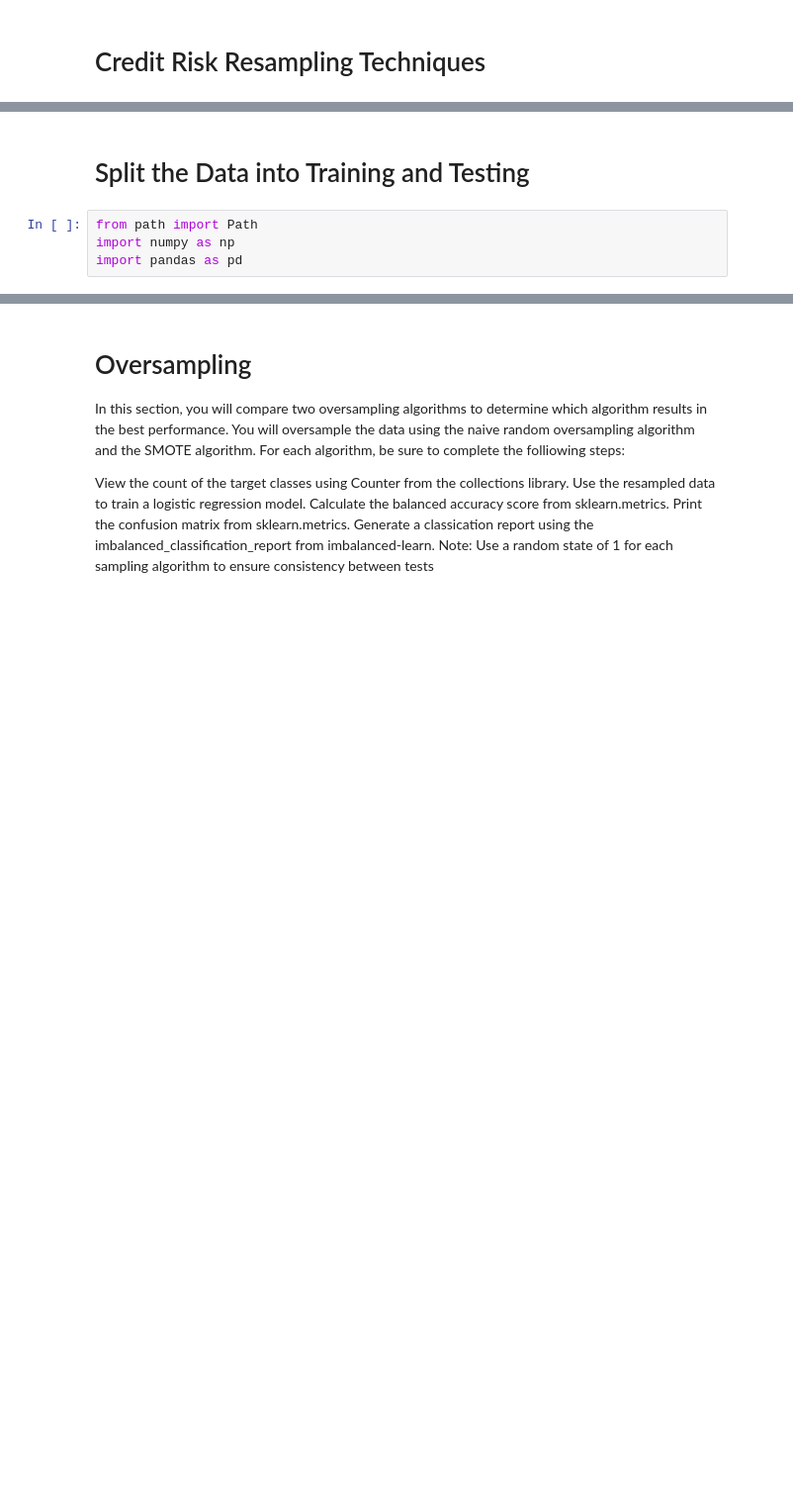
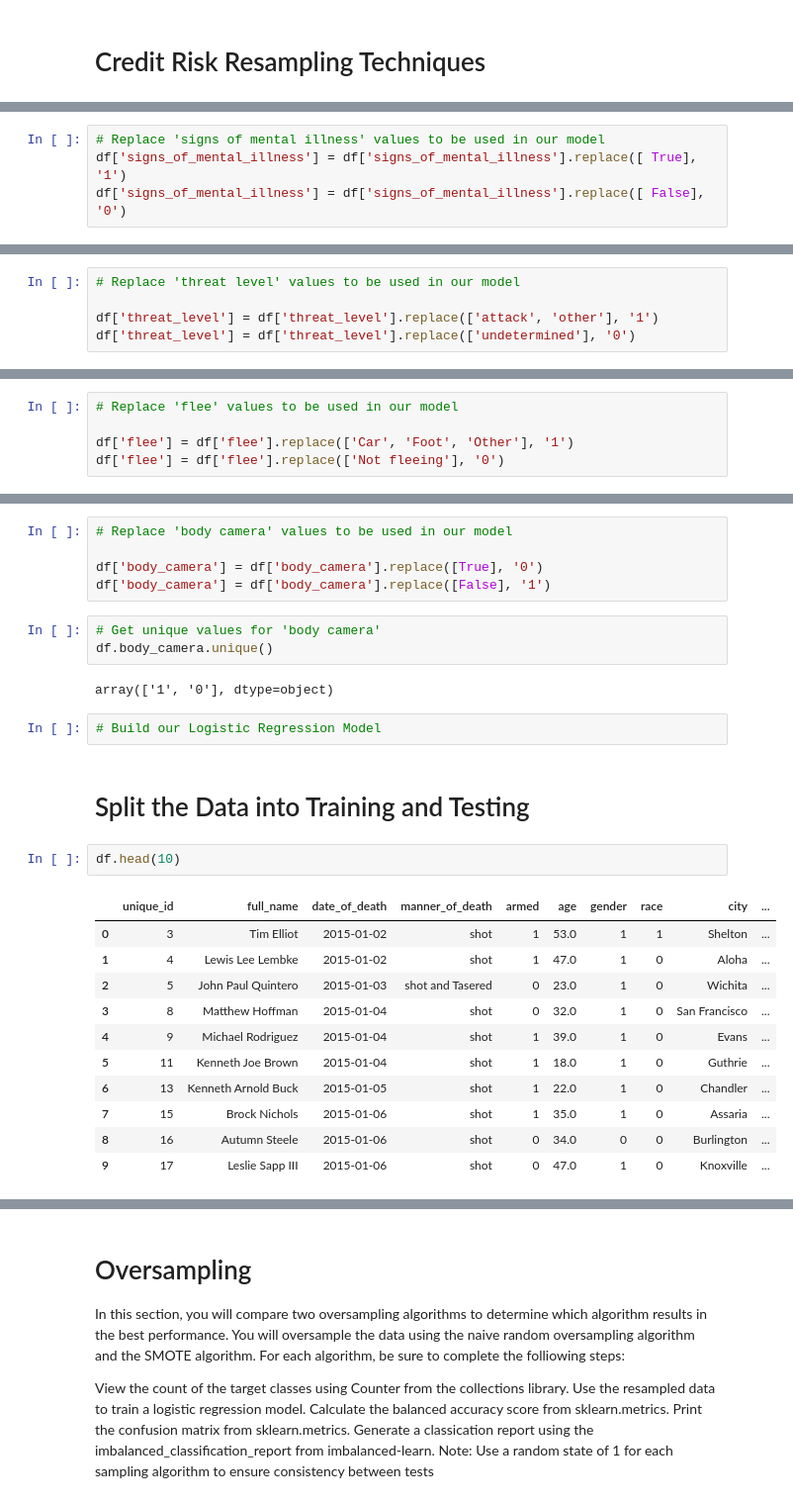
Before and after one commit to kannguyen1210/final-project-group-7, a Jupyter notebook: test_final_notebook.ipynb, the cells around one changed output, grey strips where cells are left out. Shown: that part at 99% size. Drawn from its saved outputs; the diff is of its cells as text; blank space fills up the shorter version.

Commit message:
updated model

```diff
--- a/test_final_notebook.ipynb
+++ b/test_final_notebook.ipynb
@@ -44,0 +156,4 @@ df = df.dropna()
+# %%
+# Replace 'signs of mental illness' values to be used in our model
+df['signs_of_mental_illness'] = df['signs_of_mental_illness'].replace([ True], '1')
+df['signs_of_mental_illness'] = df['signs_of_mental_illness'].replace([ False], '0')
@@ -44,0 +170,5 @@ df = df.dropna()
+# %%
+# Replace 'threat level' values to be used in our model
+
+df['threat_level'] = df['threat_level'].replace(['attack', 'other'], '1')
+df['threat_level'] = df['threat_level'].replace(['undetermined'], '0')
@@ -44,0 +185,5 @@ df = df.dropna()
+# %%
+# Replace 'flee' values to be used in our model
+
+df['flee'] = df['flee'].replace(['Car', 'Foot', 'Other'], '1')
+df['flee'] = df['flee'].replace(['Not fleeing'], '0')
@@ -45,8 +200,30 @@ df = df.dropna()
+# %%
+# Replace 'body camera' values to be used in our model
+
+df['body_camera'] = df['body_camera'].replace([True], '0')
+df['body_camera'] = df['body_camera'].replace([False], '1')
+# %%
+# Get unique values for 'body camera'
+df.body_camera.unique()
+# %% [output]
+array(['1', '0'], dtype=object)
+# %%
+# Build our Logistic Regression Model
 # %% [markdown]
 # Split the Data into Training and Testing
-# %%
-from path import Path
-import numpy as np
-import pandas as pd
+# %%
+df.head(10)
+# %% [output]
+|  | unique_id | full_name | date_of_death | manner_of_death | armed | age | gender | race | city | ... |
+| 0 | 3 | Tim Elliot | 2015-01-02 | shot | 1 | 53.0 | 1 | 1 | Shelton | ... |
+| 1 | 4 | Lewis Lee Lembke | 2015-01-02 | shot | 1 | 47.0 | 1 | 0 | Aloha | ... |
+| 2 | 5 | John Paul Quintero | 2015-01-03 | shot and Tasered | 0 | 23.0 | 1 | 0 | Wichita | ... |
+| 3 | 8 | Matthew Hoffman | 2015-01-04 | shot | 0 | 32.0 | 1 | 0 | San Francisco | ... |
+| 4 | 9 | Michael Rodriguez | 2015-01-04 | shot | 1 | 39.0 | 1 | 0 | Evans | ... |
+| 5 | 11 | Kenneth Joe Brown | 2015-01-04 | shot | 1 | 18.0 | 1 | 0 | Guthrie | ... |
+| 6 | 13 | Kenneth Arnold Buck | 2015-01-05 | shot | 1 | 22.0 | 1 | 0 | Chandler | ... |
+| 7 | 15 | Brock Nichols | 2015-01-06 | shot | 1 | 35.0 | 1 | 0 | Assaria | ... |
+| 8 | 16 | Autumn Steele | 2015-01-06 | shot | 0 | 34.0 | 0 | 0 | Burlington | ... |
+| 9 | 17 | Leslie Sapp III | 2015-01-06 | shot | 0 | 47.0 | 1 | 0 | Knoxville | ... |
 # %%
 # Create our features
```
Also changed, not shown: parts of 59 cells of this notebook.
